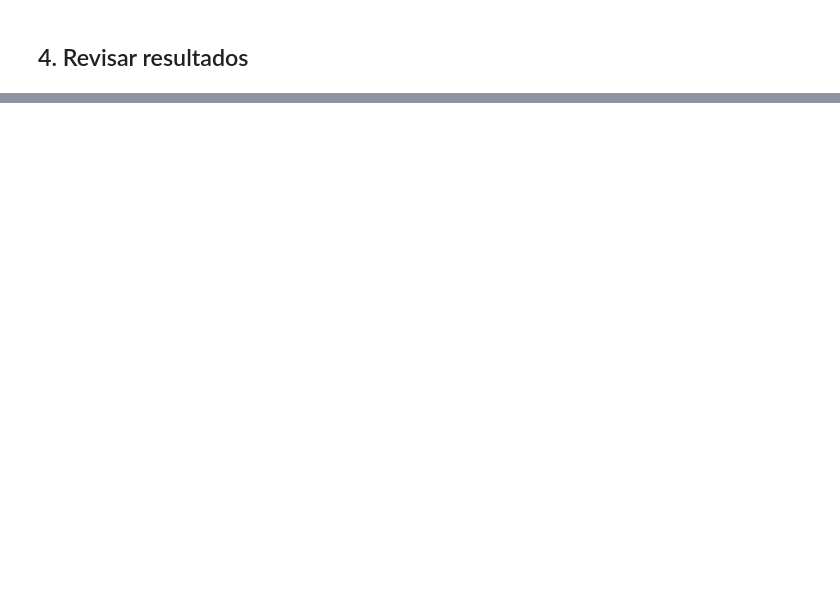
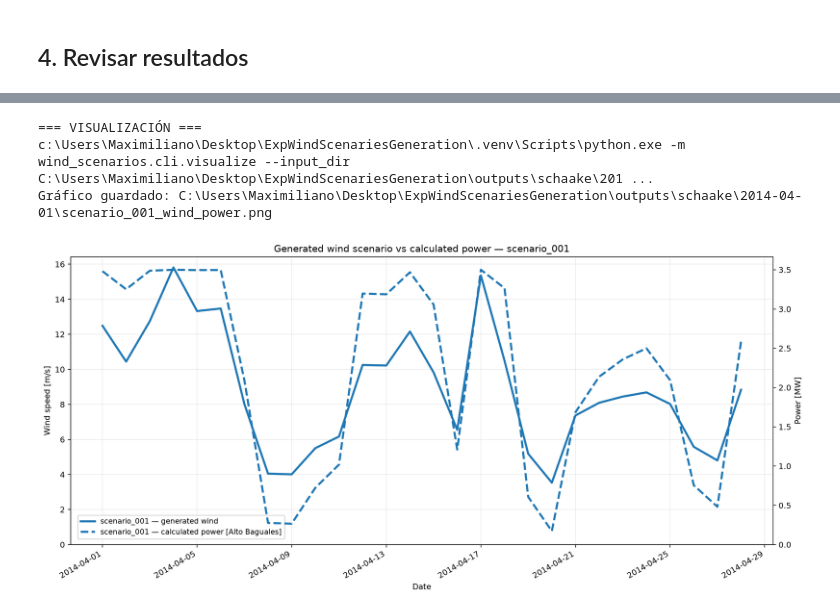
Before and after one commit to MaximilianoAMH/ExpWindScenariesGeneration, a Jupyter notebook: notebooks/TimesFM_Schaake_Quickstart.ipynb, the cells around one changed output, grey strips where cells are left out. Drawn from its saved outputs; the diff is of its cells as text; code cells hidden in the pictures; blank space fills up the shorter version.

Commit message:
Agrega fn para convertir wind a Potencia

```diff
--- a/notebooks/TimesFM_Schaake_Quickstart.ipynb
+++ b/notebooks/TimesFM_Schaake_Quickstart.ipynb
@@ -247,6 +296,10 @@ def generate_wind_scenarios(
             output_dir
             / "scenarios.csv"
         ),
+        "power_scenarios": (
+            output_dir
+            / "power_scenarios_alto_baguales.csv"
+        ),
         "ground_truth": ground_truth_path,
     }
 
@@ -269,6 +322,11 @@ def generate_wind_scenarios(
             paths["scenarios"],
         ),
     }
+
+    if paths["power_scenarios"].exists():
+        result["power_scenarios"] = pd.read_csv(
+            paths["power_scenarios"],
+        )
 
     if ground_truth_path is not None:
         result["ground_truth"] = (
@@ -295,6 +353,11 @@ def generate_wind_scenarios(
         f"Scenarios:     {result['scenarios'].shape}"
     )
 
+    if "power_scenarios" in result:
+        print(
+            f"Power:         {result['power_scenarios'].shape}"
+        )
+
     if ground_truth_path is not None:
         print(
             "Ground truth:  "
@@ -353,0 +727,13 @@ display(
+# %%
+# Trayectoria temporal:
+# velocidad de viento generada vs potencia calculada.
+wind_power_plot = visualize_result(
+    result,
+    mode="wind_power",
+    scenario_number=1,
+)
+# %% [output]
+=== VISUALIZACIÓN ===
+c:\Users\Maximiliano\Desktop\ExpWindScenariesGeneration\.venv\Scripts\python.exe -m wind_scenarios.cli.visualize --input_dir C:\Users\Maximiliano\Desktop\ExpWindScenariesGeneration\outputs\schaake\201 ...
+Gráfico guardado: C:\Users\Maximiliano\Desktop\ExpWindScenariesGeneration\outputs\schaake\2014-04-01\scenario_001_wind_power.png
+[figure, added]
```
Also changed, not shown: parts of 18 cells of this notebook, 6 other files.
